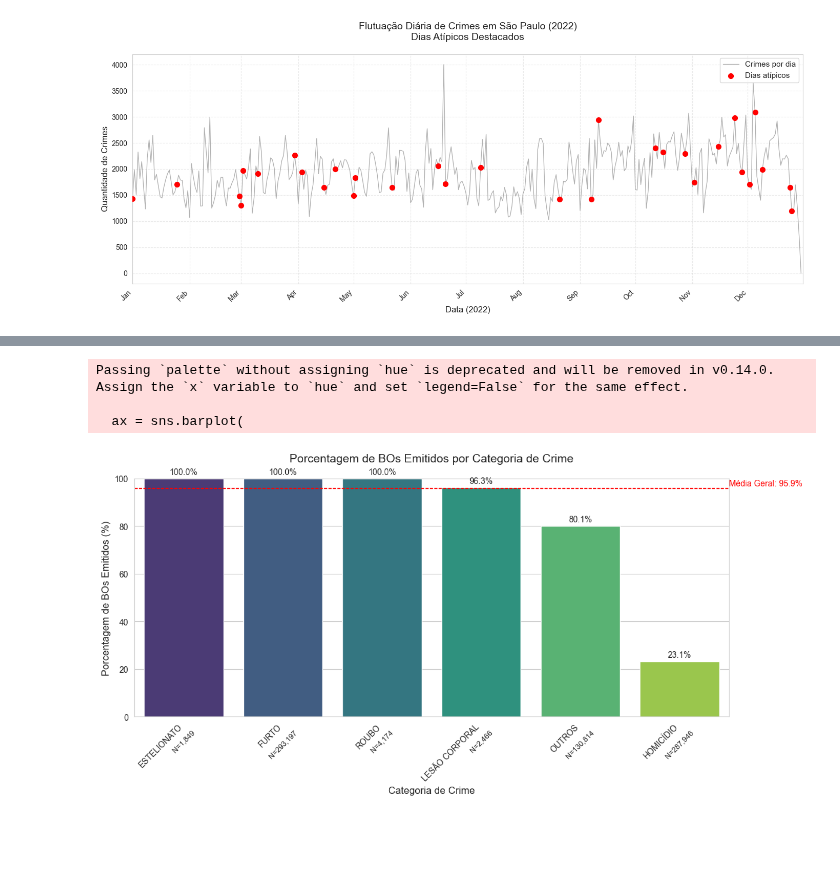
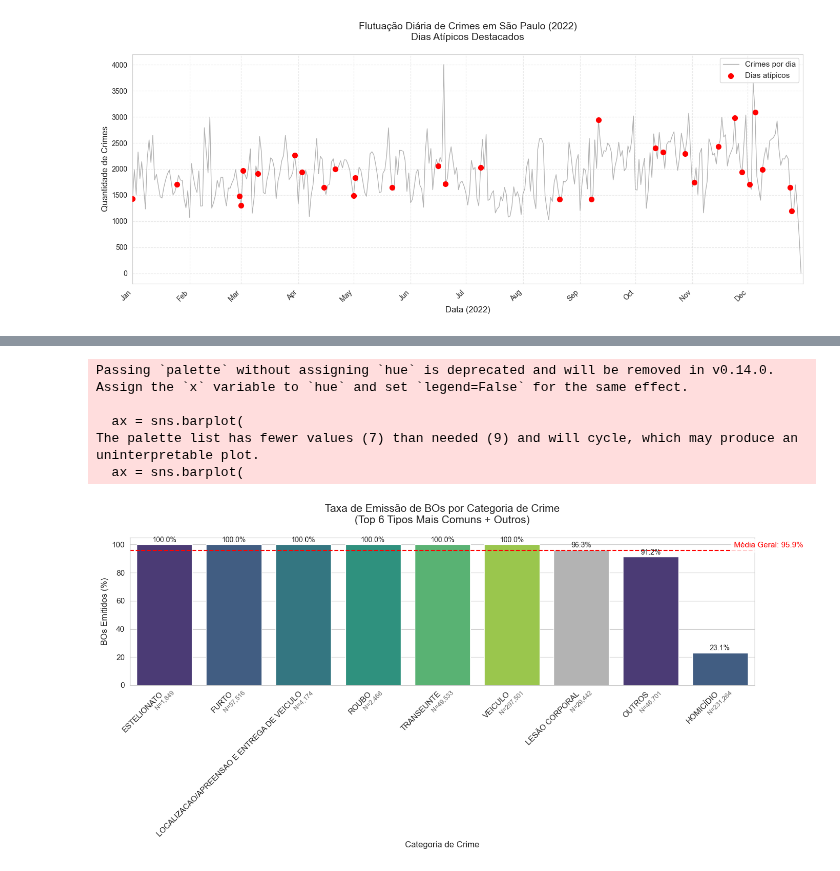
Before and after one commit to Matheuskpds/Ciencia-de-Dados-Projeto-TP, a Jupyter notebook: main.ipynb, the cells around one changed output, grey strips where cells are left out. Cells and saved outputs as stored; diff of their text form; code cells hidden in the pictures; blank space fills up the shorter version.

```diff
--- a/main.ipynb
+++ b/main.ipynb
@@ -724,51 +776,65 @@ emissoes_por_categoria = emissoes_por_categoria.sort_values('Perc_Emitidos', asc
 # %%
 # Criar gráfico de barras
-plt.figure(figsize=(12, 6))
+plt.figure(figsize=(14, 7))
 sns.set_style("whitegrid")
 
-# Paleta de cores
-cores = sns.color_palette("viridis", n_colors=len(emissoes_por_categoria))
+# Paleta de cores - usando as 6 cores principais + cinza para "OUTROS"
+cores = sns.color_palette("viridis", n_colors=6) + [(0.7, 0.7, 0.7)]
+cores = cores[:len(emissoes_por_categoria)]  # Ajustar para o número real de categorias
 
-# Gráfico de barras
 ax = sns.barplot(
     data=emissoes_por_categoria,
     x='CATEGORIA_CRIME',
     y='Perc_Emitidos',
-    palette=cores
+    palette=cores,
+    order=emissoes_por_categoria['CATEGORIA_CRIME']  # Manter a ordenação
 )
 
-# Adicionar rótulos
+# Adicionar rótulos de porcentagem
 for p in ax.patches:
     height = p.get_height()
     ax.text(p.get_x() + p.get_width()/2.,
-            height + 1,
+            height + 0.5,
             f'{height:.1f}%',
             ha='center',
-            va='bottom')
+            va='bottom',
+            fontsize=10)
 
 # Linha de média geral
 media_geral = (df['STATUS_EMISSAO'] == 'Emitido').mean() * 100
-ax.axhline(media_geral, color='red', linestyle='--', linewidth=1)
-ax.text(len(emissoes_por_categoria)-0.5, media_geral+1,
+ax.axhline(media_geral, color='red', linestyle='--', linewidth=1.5)
+ax.text(len(emissoes_por_categoria)-0.8, media_geral+2,
         f'Média Geral: {media_geral:.1f}%',
-        color='red')
+        color='red',
+        fontsize=11,
+        bbox=dict(facecolor='white', alpha=0.8))
+
+# Adicionar volume de ocorrências
+for i, row in emissoes_por_categoria.iterrows():
+    ax.text(i, -3,
+            f"N={row['Total_Iniciados']:,}",
+            ha='center',
+            va='top',
+            rotation=45,
+            fontsize=9,
+            color='dimgrey')
 
 # Configurações do gráfico
-plt.title('Porcentagem de BOs Emitidos por Categoria de Crime', fontsize=14, pad=20)
+plt.title('Taxa de Emissão de BOs por Categoria de Crime\n(Top 6 Tipos Mais Comuns + Outros)',
+          fontsize=15, pad=20)
 plt.xlabel('Categoria de Crime', fontsize=12)
-plt.ylabel('Porcentagem de BOs Emitidos (%)', fontsize=12)
-plt.xticks(rotation=45, ha='right')
-plt.ylim(0, 100)
+plt.ylabel('BOs Emitidos (%)', fontsize=12)
+plt.xticks(rotation=45, ha='right', fontsize=11)
+plt.yticks(fontsize=11)
+plt.ylim(0, 105)  # Espaço extra para os rótulos
 
-# Adicionar informação de volume em cima de cada barra
-for i, row in emissoes_por_categoria.iterrows():
-    ax.text(i, -5, f"N={row['Total_Iniciados']:,}",
-            ha='center', va='top', rotation=45, fontsize=9)
-
+# Ajustar layout
 plt.tight_layout()
 plt.show()
 # %% [output]
 Passing `palette` without assigning `hue` is deprecated and will be removed in v0.14.0. Assign the `x` variable to `hue` and set `legend=False` for the same effect.
 
   ax = sns.barplot(
+The palette list has fewer values (7) than needed (9) and will cycle, which may produce an uninterpretable plot.
+  ax = sns.barplot(
-[figure, old version]
+[figure, new version]
```
Also changed, not shown: parts of 12 cells of this notebook.
